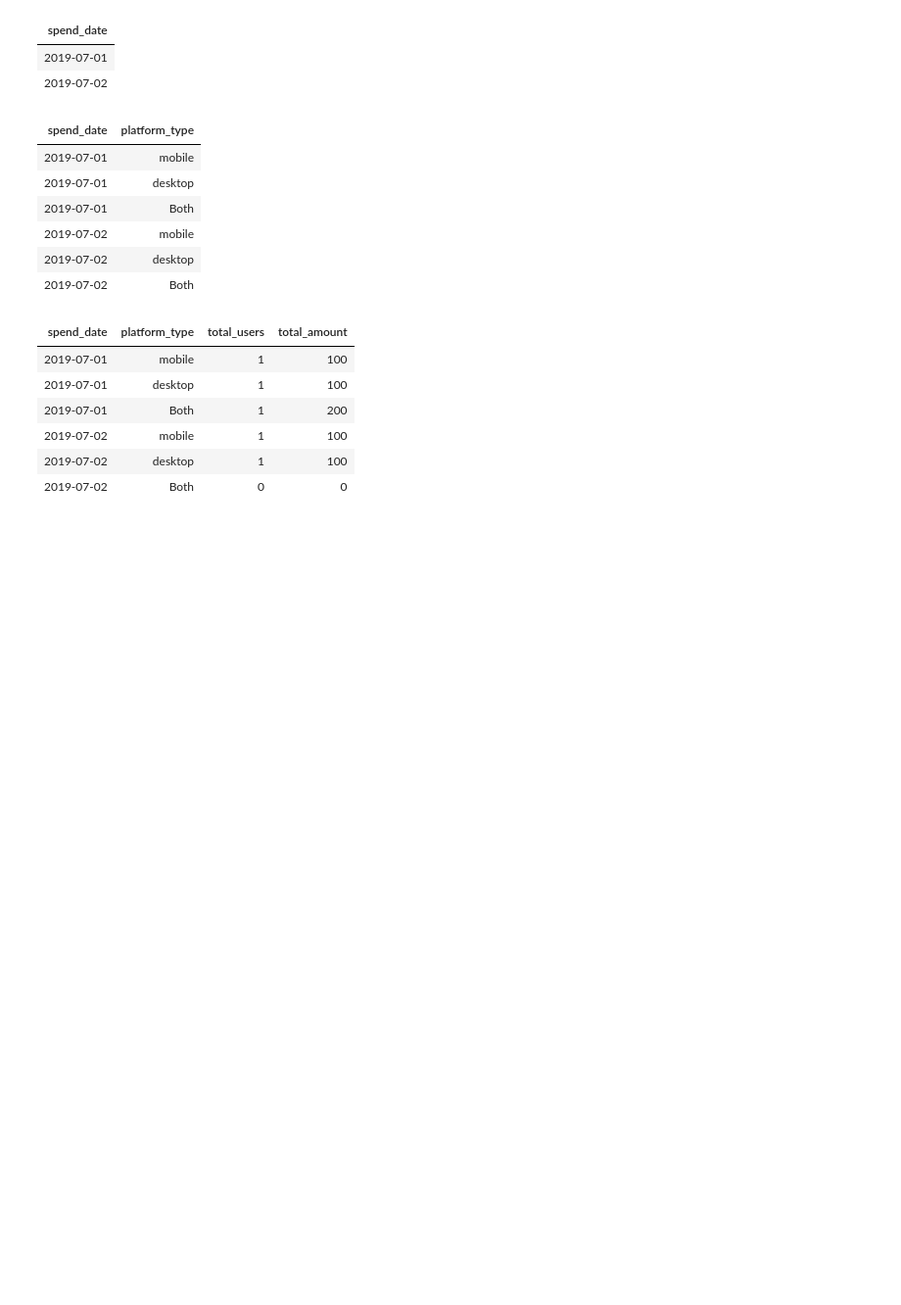
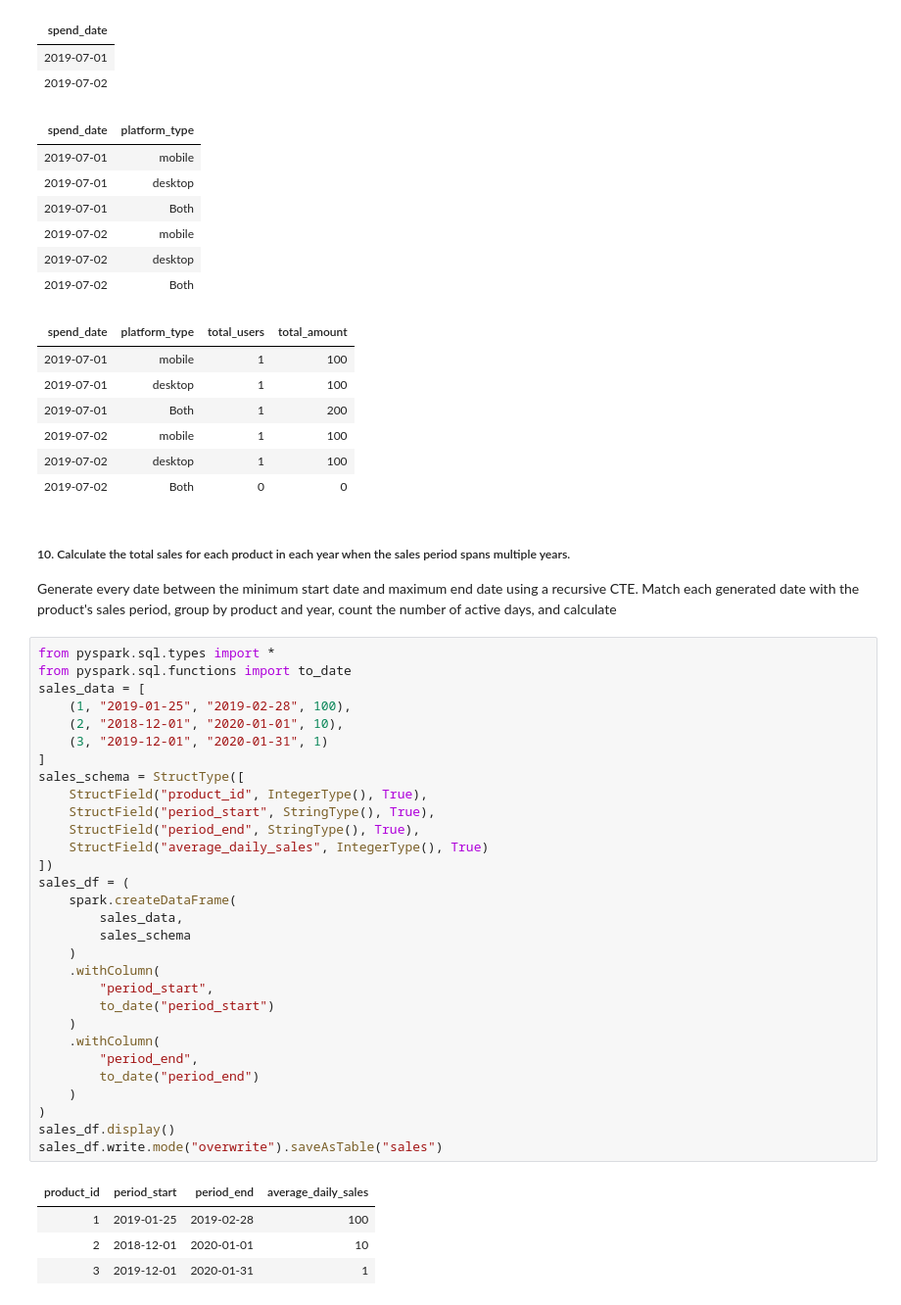
Before and after one commit to Rupam-1/SQL-Pyspark-practise_youtube, a Jupyter notebook: 02. PYSPARK - Part1.ipynb, the cells around one changed output. Shown at 98% size. Cells and saved outputs as stored; diff of their text form; blank space fills up the shorter version.

```diff
--- a/02. PYSPARK - Part1.ipynb
+++ b/02. PYSPARK - Part1.ipynb
@@ -969,3 +969,43 @@ final_df.display()
 | 2019-07-02 | mobile | 1 | 100 |
 | 2019-07-02 | desktop | 1 | 100 |
 | 2019-07-02 | Both | 0 | 0 |
+# %% [markdown]
+##### 10. Calculate the total sales for each product in each year when the sales period spans multiple years.
+Generate every date between the minimum start date and maximum end date using a
+recursive CTE. Match each generated date with the product's sales period,
+group by product and year, count the number of active days, and calculate
+# %%
+from pyspark.sql.types import *
+from pyspark.sql.functions import to_date
+sales_data = [
+    (1, "2019-01-25", "2019-02-28", 100),
+    (2, "2018-12-01", "2020-01-01", 10),
+    (3, "2019-12-01", "2020-01-31", 1)
+]
+sales_schema = StructType([
+    StructField("product_id", IntegerType(), True),
+    StructField("period_start", StringType(), True),
+    StructField("period_end", StringType(), True),
+    StructField("average_daily_sales", IntegerType(), True)
+])
+sales_df = (
+    spark.createDataFrame(
+        sales_data,
+        sales_schema
+    )
+    .withColumn(
+        "period_start",
+        to_date("period_start")
+    )
+    .withColumn(
+        "period_end",
+        to_date("period_end")
+    )
+)
+sales_df.display()
+sales_df.write.mode("overwrite").saveAsTable("sales")
+# %% [output]
+| product_id | period_start | period_end | average_daily_sales |
+| 1 | 2019-01-25 | 2019-02-28 | 100 |
+| 2 | 2018-12-01 | 2020-01-01 | 10 |
+| 3 | 2019-12-01 | 2020-01-31 | 1 |
```
Also changed, not shown: parts of 1 cell of this notebook, 1 other file.
